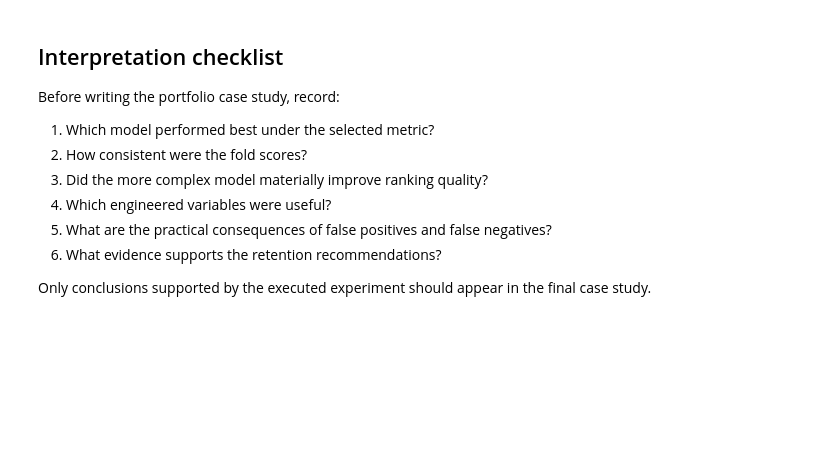
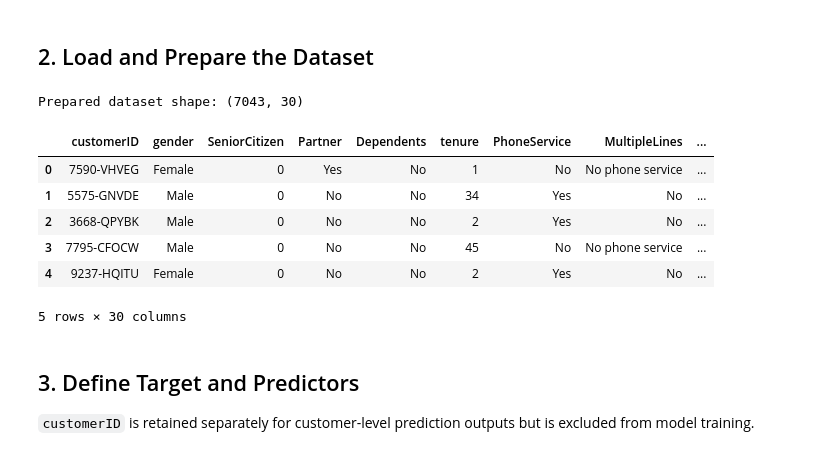
Before and after one commit to Bibek-Dhakal/customer-churn-risk-intelligence, a Jupyter notebook: notebooks/02_customer_retention_modeling.ipynb, the cells around one changed output. Saved outputs shown, nothing was run; the diff lists cells and outputs as text; code cells hidden in the pictures; blank space fills up the shorter version.

```diff
--- a/notebooks/02_customer_retention_modeling.ipynb
+++ b/notebooks/02_customer_retention_modeling.ipynb
@@ -117,13 +37,21 @@ print("Probability range:", submission["Churn"].min(), submission["Churn"].max()
-# %% [markdown]
-## Interpretation checklist
-
-Before writing the portfolio case study, record:
-
-1. Which model performed best under the selected metric?
-2. How consistent were the fold scores?
-3. Did the more complex model materially improve ranking quality?
-4. Which engineered variables were useful?
-5. What are the practical consequences of false positives and false negatives?
-6. What evidence supports the retention recommendations?
-
-Only conclusions supported by the executed experiment should appear in the final case study.
+# %% [markdown]
+## 2. Load and Prepare the Dataset
+# %%
+df = load_prepared_data(RAW_DATA_PATH)
+df = add_features(df)
+
+print(f"Prepared dataset shape: {df.shape}")
+display(df.head())
+# %% [output]
+Prepared dataset shape: (7043, 30)
+|  | customerID | gender | SeniorCitizen | Partner | Dependents | tenure | PhoneService | MultipleLines | ... |
+| 0 | 7590-VHVEG | Female | 0 | Yes | No | 1 | No | No phone service | ... |
+| 1 | 5575-GNVDE | Male | 0 | No | No | 34 | Yes | No | ... |
+| 2 | 3668-QPYBK | Male | 0 | No | No | 2 | Yes | No | ... |
+| 3 | 7795-CFOCW | Male | 0 | No | No | 45 | No | No phone service | ... |
+| 4 | 9237-HQITU | Female | 0 | No | No | 2 | Yes | No | ... |
+5 rows × 30 columns
+# %% [markdown]
+## 3. Define Target and Predictors
+
+`customerID` is retained separately for customer-level prediction outputs but is excluded from model training.
```
Also changed, not shown: parts of 29 cells of this notebook, 11 other files.
